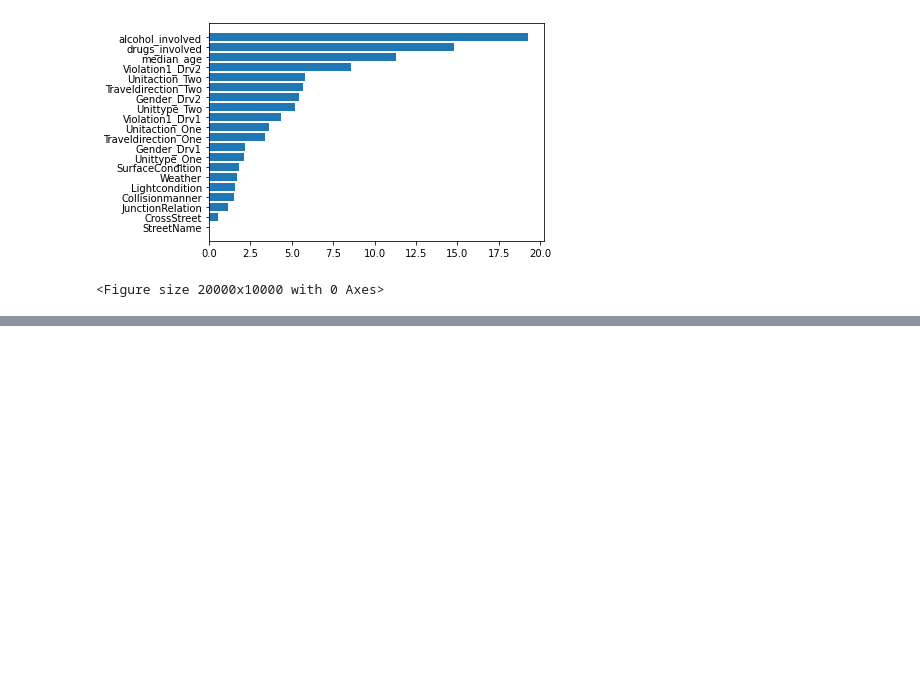
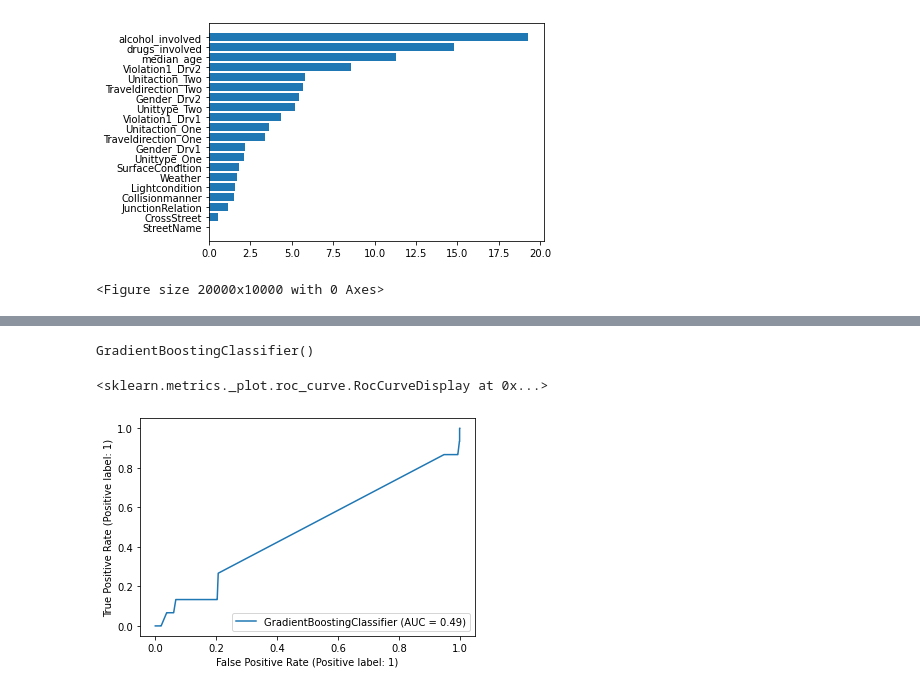
Before and after one commit to noahruiz416/Tempe_Traffic_Classification, a Jupyter notebook: Tempe_Traffic_Prototype_Feature_Engineering_Model_V2.ipynb, the cells around one changed output, grey strips where cells are left out. Drawn from its saved outputs; the diff is of its cells as text; code cells hidden in the pictures; blank space fills up the shorter version.

```diff
--- a/Tempe_Traffic_Prototype_Feature_Engineering_Model_V2.ipynb
+++ b/Tempe_Traffic_Prototype_Feature_Engineering_Model_V2.ipynb
@@ -366,0 +382,36 @@ figure(figsize=(40, 20), dpi=500)
+# %%
+x_train_freq = freq_code(x_train_freq)
+x_train_freq = drop_more_cols(x_train_freq)
+# %%
+#dropping gender and sparse features
+x_train_freq.drop(columns = ['Gender_Drv1', 'Gender_Drv2','JunctionRelation',
+                             'Collisionmanner', 'Lightcondition',
+                             'Weather', 'SurfaceCondition', 'Unittype_One',
+                             'Traveldirection_One', 'Unitaction_One', 'Violation1_Drv1',
+                             'Unittype_Two', 'CrossStreet', 'StreetName', 'alcohol_involved',
+                             'median_age'], axis = 1, inplace = True)
+# %%
+gb_sparse = GradientBoostingClassifier()
+
+gb_sparse.fit(x_train_freq, y_train_freq)
+# %% [output]
+GradientBoostingClassifier()
+# %%
+#prepping test data
+x_test_freq = freq_code(x_test_freq)
+x_test_freq = drop_more_cols(x_test_freq)
+
+#dropping gender and sparse features
+x_test_freq.drop(columns = ['Gender_Drv1', 'Gender_Drv2','JunctionRelation',
+                             'Collisionmanner', 'Lightcondition',
+                             'Weather', 'SurfaceCondition', 'Unittype_One',
+                             'Traveldirection_One', 'Unitaction_One', 'Violation1_Drv1',
+                             'Unittype_Two', 'CrossStreet', 'StreetName', 'alcohol_involved',
+                             'median_age'], axis = 1, inplace = True)
+# %%
+#checking ROC Curve from sparse model
+#sparse model does considerably worse
+RocCurveDisplay.from_estimator(gb_sparse, x_test_freq, y_test_freq)
+# %% [output]
+<sklearn.metrics._plot.roc_curve.RocCurveDisplay at 0x...>
+[figure, added]
```
Also changed, not shown: parts of 46 cells of this notebook.
